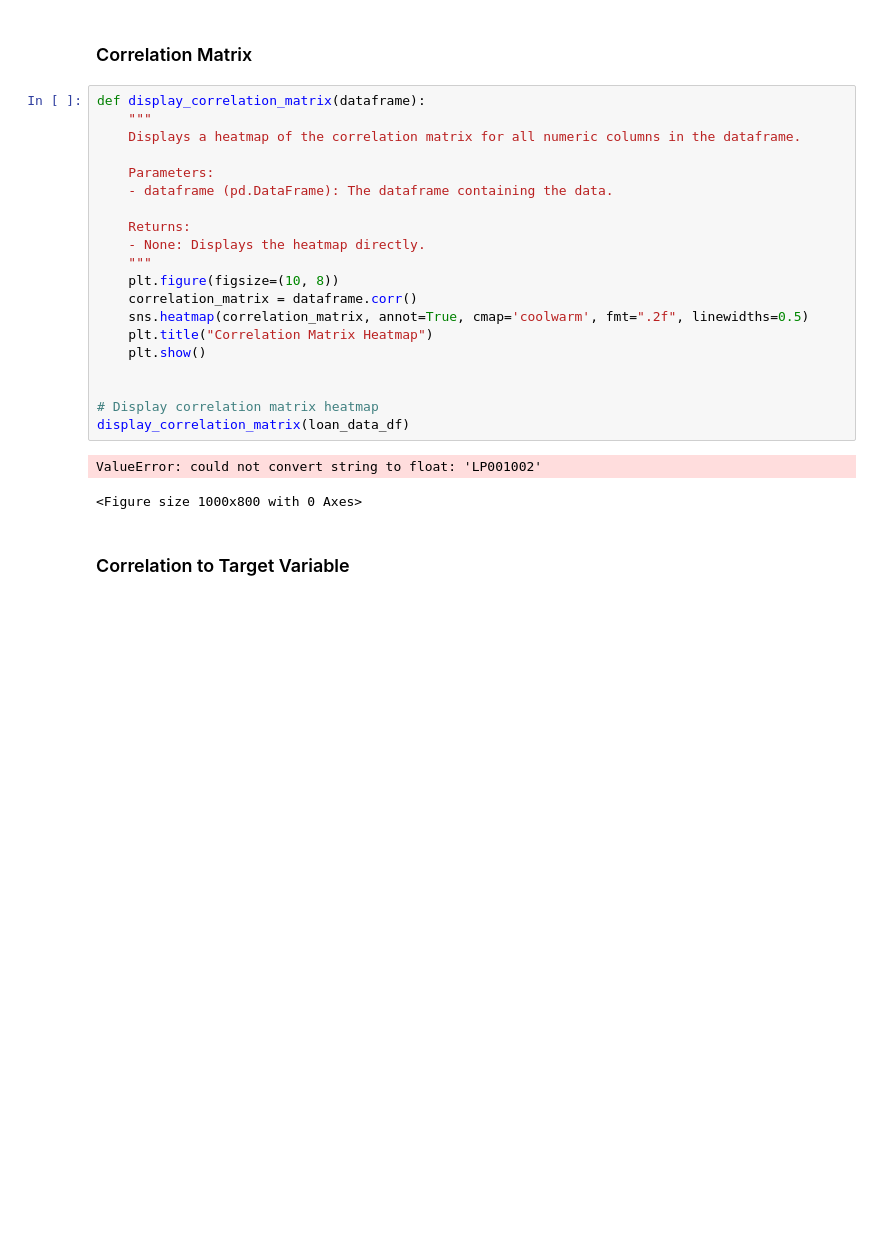
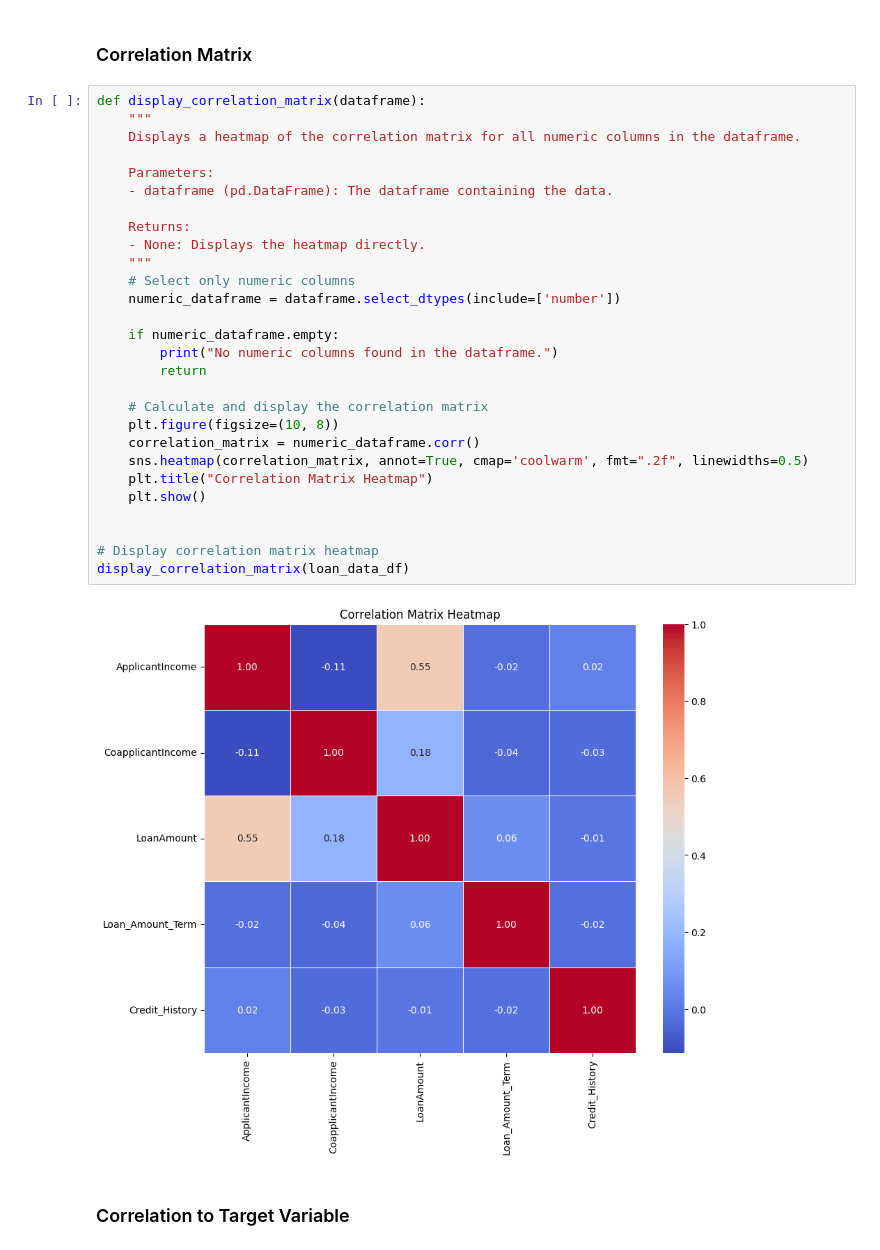
Before and after one commit to TonyVallad/Simplon, a Jupyter notebook: Brief_Prediction_Eligibilite_Credit_Banque/Notebook_Prediction_Eligibilite.ipynb, the cells around one changed output. Cells and saved outputs as stored; diff of their text form; blank space fills up the shorter version.

Commit message:
Fixed correlation graphs

```diff
--- a/Brief_Prediction_Eligibilite_Credit_Banque/Notebook_Prediction_Eligibilite.ipynb
+++ b/Brief_Prediction_Eligibilite_Credit_Banque/Notebook_Prediction_Eligibilite.ipynb
@@ -124,26 +124,33 @@ display_categorical_distribution(loan_data_df, categorical_columns)
 # %%
 def display_correlation_matrix(dataframe):
     """
     Displays a heatmap of the correlation matrix for all numeric columns in the dataframe.
 
     Parameters:
     - dataframe (pd.DataFrame): The dataframe containing the data.
 
     Returns:
     - None: Displays the heatmap directly.
     """
+    # Select only numeric columns
+    numeric_dataframe = dataframe.select_dtypes(include=['number'])
+
+    if numeric_dataframe.empty:
+        print("No numeric columns found in the dataframe.")
+        return
+
+    # Calculate and display the correlation matrix
     plt.figure(figsize=(10, 8))
-    correlation_matrix = dataframe.corr()
+    correlation_matrix = numeric_dataframe.corr()
     sns.heatmap(correlation_matrix, annot=True, cmap='coolwarm', fmt=".2f", linewidths=0.5)
     plt.title("Correlation Matrix Heatmap")
     plt.show()
 
 
 # Display correlation matrix heatmap
 display_correlation_matrix(loan_data_df)
 # %% [output]
-ValueError: could not convert string to float: 'LP001002'
-<Figure size 1000x800 with 0 Axes>
+[figure, added]
 # %% [markdown]
 ### Correlation to Target Variable
 # %%
```
Also changed, not shown: parts of 3 cells of this notebook.
